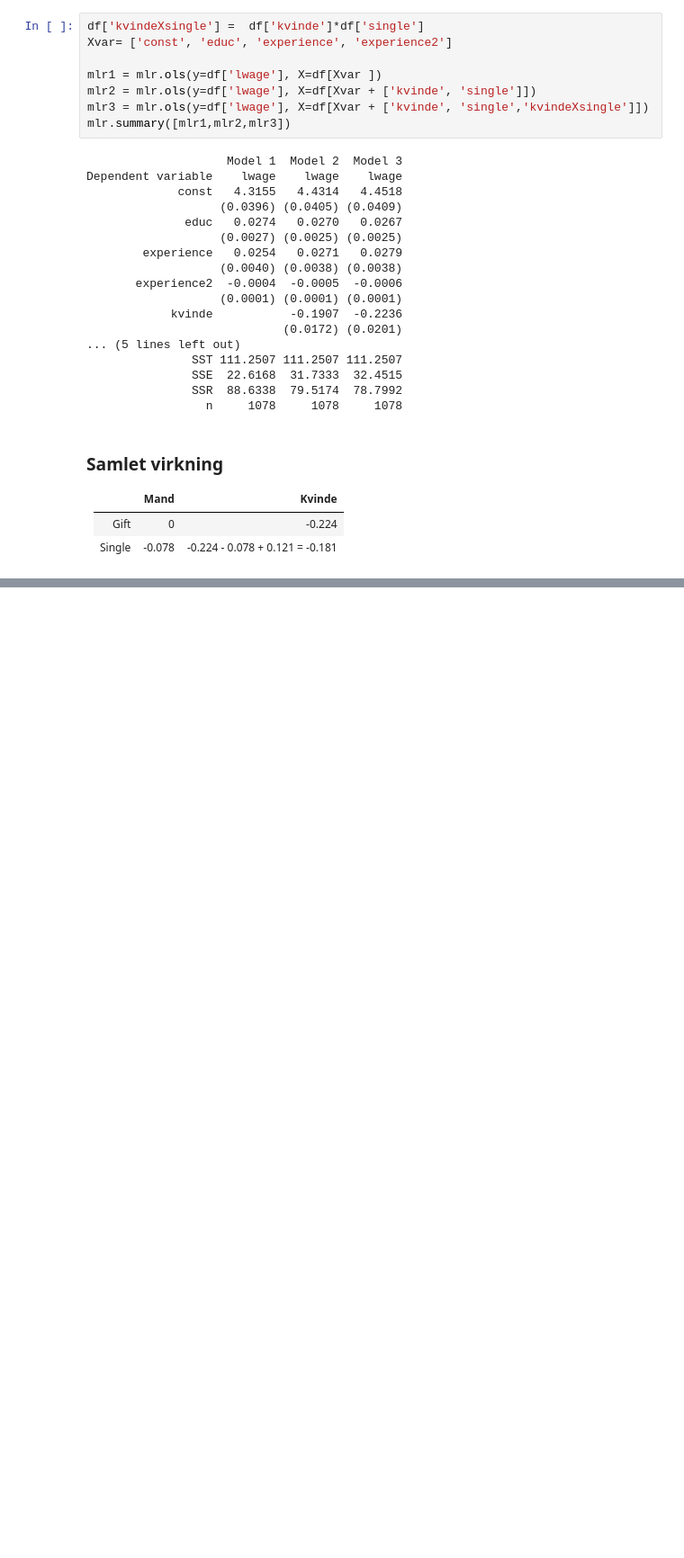
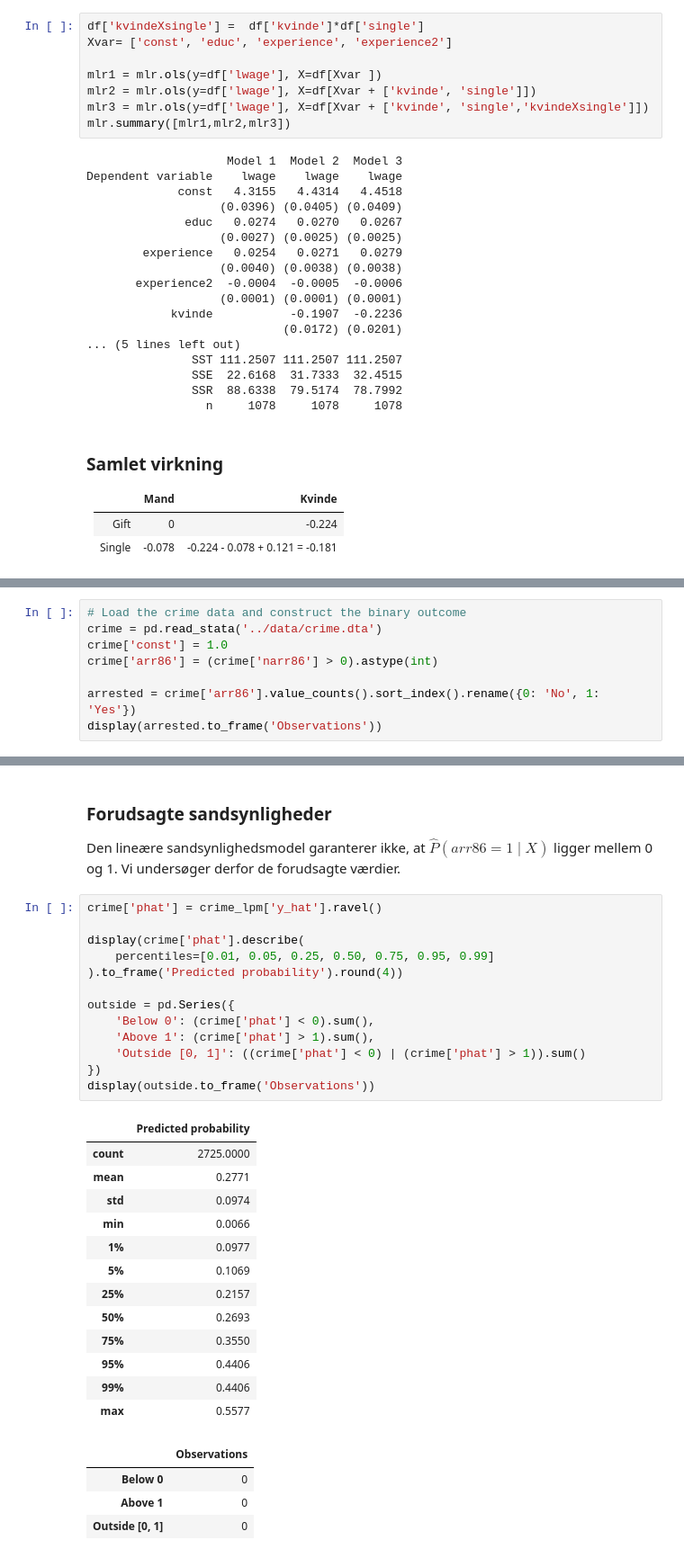
Before and after one commit to bschjerning/EconometricsA, a Jupyter notebook: 1_lectures/07_dummyvars/07_dummyvars_examples.ipynb, the cells around one changed output, grey strips where cells are left out. Shown at 90% size. Cells and saved outputs as stored; diff of their text form; blank space fills up the shorter version.

```diff
--- a/1_lectures/07_dummyvars/07_dummyvars_examples.ipynb
+++ b/1_lectures/07_dummyvars/07_dummyvars_examples.ipynb
@@ -350,0 +506,8 @@ Dependent variable    lwage    lwage    lwage
+# %%
+# Load the crime data and construct the binary outcome
+crime = pd.read_stata('../data/crime.dta')
+crime['const'] = 1.0
+crime['arr86'] = (crime['narr86'] > 0).astype(int)
+
+arrested = crime['arr86'].value_counts().sort_index().rename({0: 'No', 1: 'Yes'})
+display(arrested.to_frame('Observations'))
@@ -350,0 +550,35 @@ Dependent variable    lwage    lwage    lwage
+# %% [markdown]
+### Forudsagte sandsynligheder
+
+Den lineære sandsynlighedsmodel garanterer ikke, at $\hat P(arr86=1\mid X)$ ligger mellem 0 og 1. Vi undersøger derfor de forudsagte værdier.
+# %%
+crime['phat'] = crime_lpm['y_hat'].ravel()
+
+display(crime['phat'].describe(
+    percentiles=[0.01, 0.05, 0.25, 0.50, 0.75, 0.95, 0.99]
+).to_frame('Predicted probability').round(4))
+
+outside = pd.Series({
+    'Below 0': (crime['phat'] < 0).sum(),
+    'Above 1': (crime['phat'] > 1).sum(),
+    'Outside [0, 1]': ((crime['phat'] < 0) | (crime['phat'] > 1)).sum()
+})
+display(outside.to_frame('Observations'))
+# %% [output]
+|  | Predicted probability |
+| count | 2725.0000 |
+| mean | 0.2771 |
+| std | 0.0974 |
+| min | 0.0066 |
+| 1% | 0.0977 |
+| 5% | 0.1069 |
+| 25% | 0.2157 |
+| 50% | 0.2693 |
+| 75% | 0.3550 |
+| 95% | 0.4406 |
+| 99% | 0.4406 |
+| max | 0.5577 |
+|  | Observations |
+| Below 0 | 0 |
+| Above 1 | 0 |
+| Outside [0, 1] | 0 |
```
Also changed, not shown: parts of 39 cells of this notebook, 2 other files.
